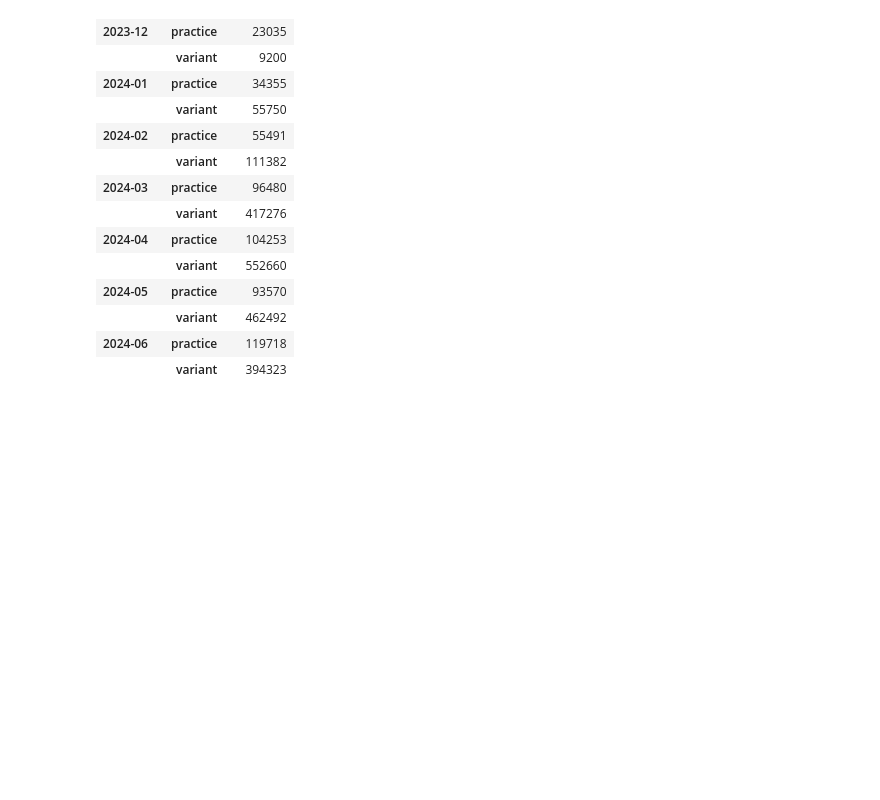
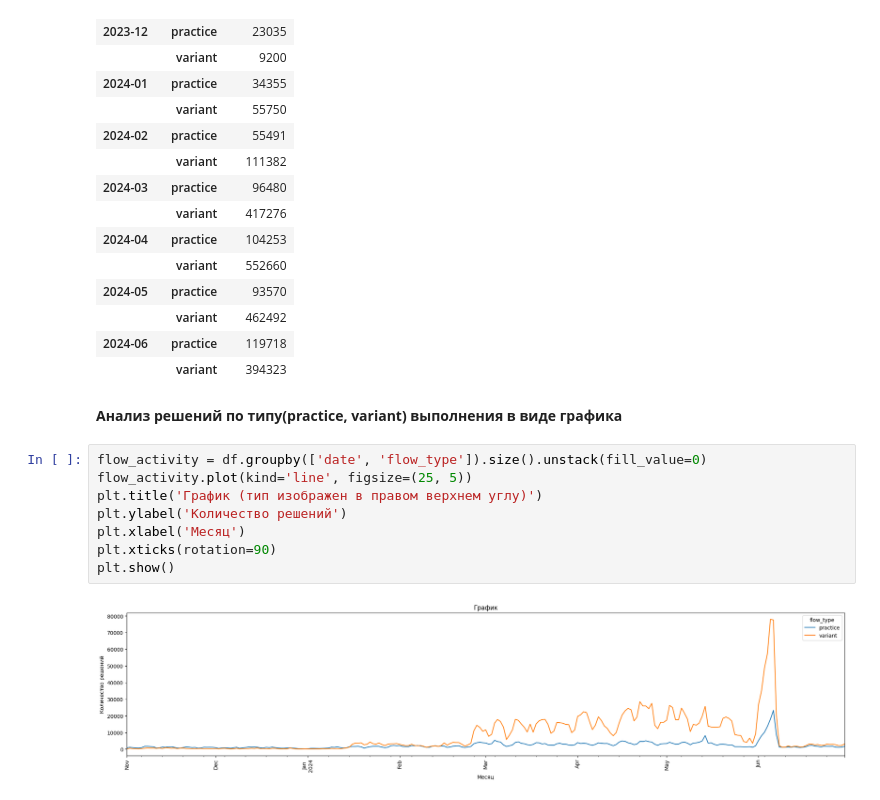
Before and after one commit to justy007/itdiving_case1, a Jupyter notebook: data_analysis.ipynb, the cells around one changed output. Drawn from its saved outputs; the diff is of its cells as text; blank space fills up the shorter version.

```diff
--- a/data_analysis.ipynb
+++ b/data_analysis.ipynb
@@ -227,3 +251,15 @@ flowa
 |  | variant | 462492 |
 | 2024-06 | practice | 119718 |
 |  | variant | 394323 |
+# %% [markdown]
+**Анализ решений по типу(practice, variant) выполнения в виде графика**
+# %%
+flow_activity = df.groupby(['date', 'flow_type']).size().unstack(fill_value=0)
+flow_activity.plot(kind='line', figsize=(25, 5))
+plt.title('График (тип изображен в правом верхнем углу)')
+plt.ylabel('Количество решений')
+plt.xlabel('Месяц')
+plt.xticks(rotation=90)
+plt.show()
+# %% [output]
+[figure, added]
```
Also changed, not shown: parts of 7 cells of this notebook.
